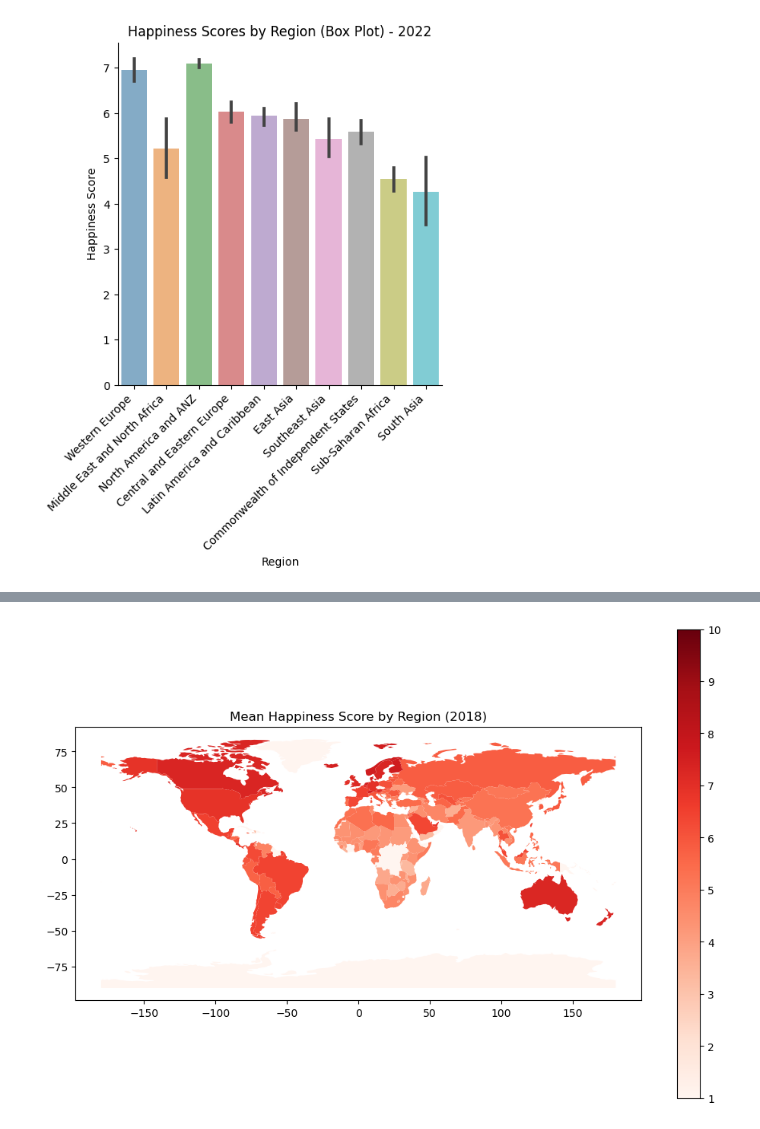
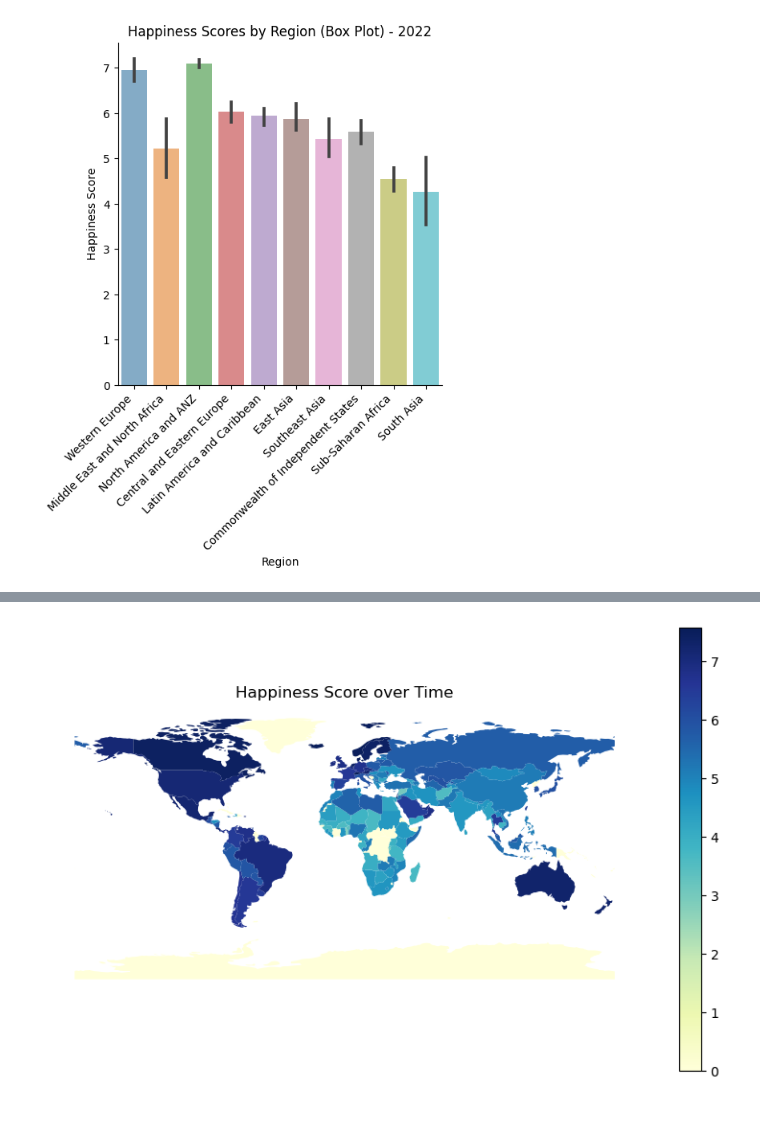
Before and after one commit to ubco-W2022T2-data301/project-group-group100, a Jupyter notebook: analysis/analysis2.ipynb, the cells around one changed output, grey strips where cells are left out. Saved outputs shown, nothing was run; the diff lists cells and outputs as text; code cells hidden in the pictures.

```diff
--- a/analysis/analysis2.ipynb
+++ b/analysis/analysis2.ipynb
@@ -143,26 +101,38 @@ plt.show()
-# %%
-# Load the world map data
-world = gpd.read_file(gpd.datasets.get_path('naturalearth_lowres'))
-
-# Convert the projection of the world map to WGS84
-world = world.to_crs(epsg=4326)
-data = Data2018.groupby('Country')['Happiness Score'].mean().reset_index()
-
-#had to change the country name
-data['Country'] = data['Country'].replace('United States', 'United States of America')
-
-data.rename(columns={'Country': 'name'}, inplace=True)
-world_data['Happiness Score'] = world_data['Happiness Score'].map(data.set_index('name')['Happiness Score'])
-
-# Merge the Happiness data with the world map data
-world_data = world.merge(data, on='name', how='left')
-
-world_data['Happiness Score'].fillna(0, inplace=True)
-
-# Create the heatmap on the world map
-fig, ax = plt.subplots(figsize=(12, 8))
-world_data.plot(column='Happiness Score', cmap='Reds', legend=True, ax=ax, vmin=1, vmax=10)
-ax.set_title('Mean Happiness Score by Region (2018)')
-plt.show()
-# %% [output]
-[figure, removed]
+# %%
+
+# Load the world map data
+world = gpd.read_file(gpd.datasets.get_path('naturalearth_lowres'))
+
+# Load the happiness data
+data = DataAllYears
+
+#had to change the country name
+data['Country'] = data['Country'].replace('United States', 'United States of America')
+
+# Convert the year column to a datetime object
+data['Year'] = pd.to_datetime(data['Year'], format='%Y')
+
+# Group the data by year and country and get the mean happiness score
+data_grouped = data.groupby(['Year', 'Country'])['Happiness Score'].mean().reset_index()
+
+# Create a GeoDataFrame with the mean happiness scores for each country
+world_data = gpd.GeoDataFrame()
+world_data['geometry'] = world['geometry']
+world_data['name'] = world['name']
+world_data['Happiness Score'] = 0
+for i in range(len(world_data)):
+    name = world_data.loc[i, 'name']
+    year = data_grouped.loc[data_grouped['Country'] == name, 'Year']
+    score = data_grouped.loc[data_grouped['Country'] == name, 'Happiness Score']
+    if not score.empty:
+        index = world_data.index[world_data['name'] == name].tolist()[0]
+        world_data.loc[index, 'Happiness Score'] = score.iloc[0]
+
+# Create the time series map
+fig, ax = plt.subplots(figsize=(10, 6))
+world_data.plot(column='Happiness Score', cmap='YlGnBu', legend = True, linewidth=0.8, ax=ax)
+plt.axis('off')
+plt.title('Happiness Score over Time')
+plt.show()
+# %% [output]
+[figure, added]
```
Also changed, not shown: parts of 5 cells of this notebook, 3 other files.
